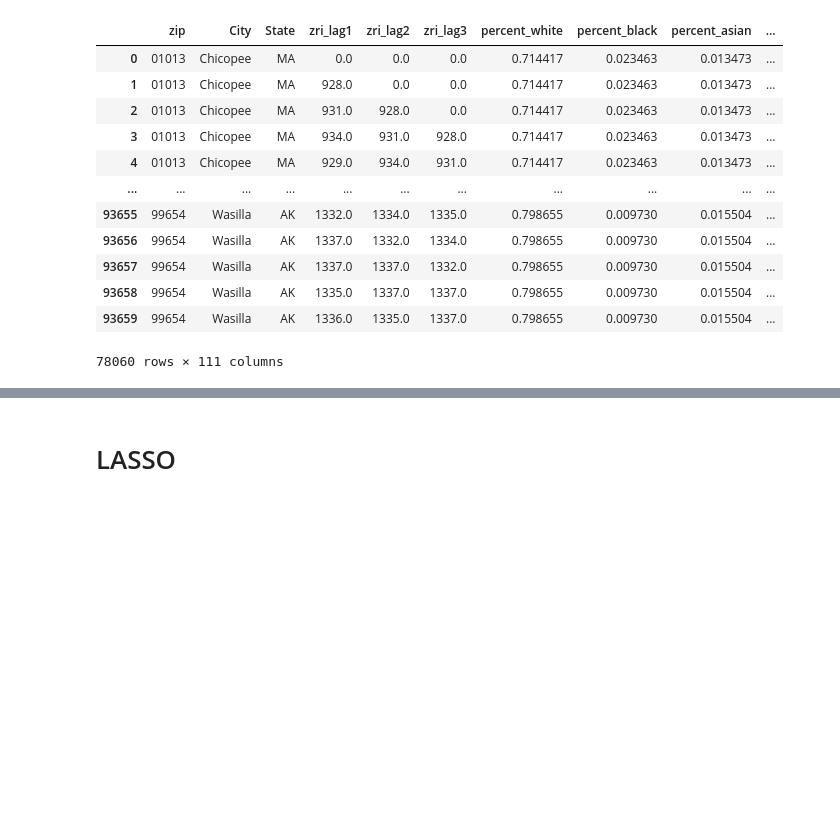
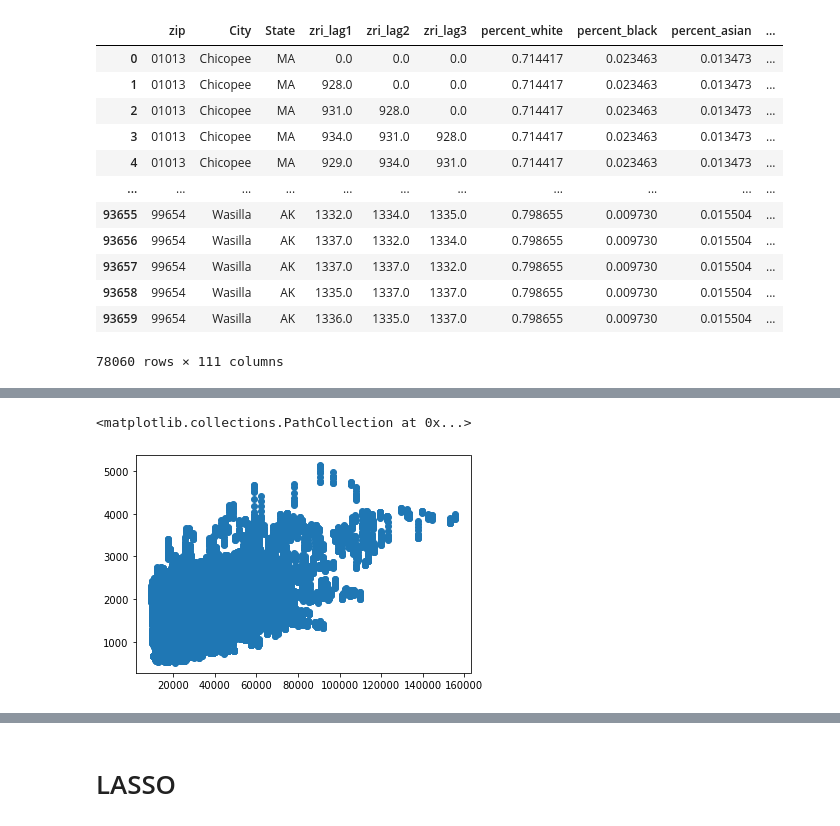
Before and after one commit to Kneck12/zillow-price-index-pred, a Jupyter notebook: Niki/Lasso_with_feature_selection.ipynb, the cells around one changed output, grey strips where cells are left out. Cells and saved outputs as stored; diff of their text form; code cells hidden in the pictures; blank space fills up the shorter version.

```diff
--- a/Niki/Lasso_with_feature_selection.ipynb
+++ b/Niki/Lasso_with_feature_selection.ipynb
@@ -221,0 +243,5 @@ train_X
+# %%
+plt.scatter(train_X['income_per_capita'],train_y)
+# %% [output]
+<matplotlib.collections.PathCollection at 0x...>
+[figure, added]
```
Also changed, not shown: parts of 15 cells of this notebook.
